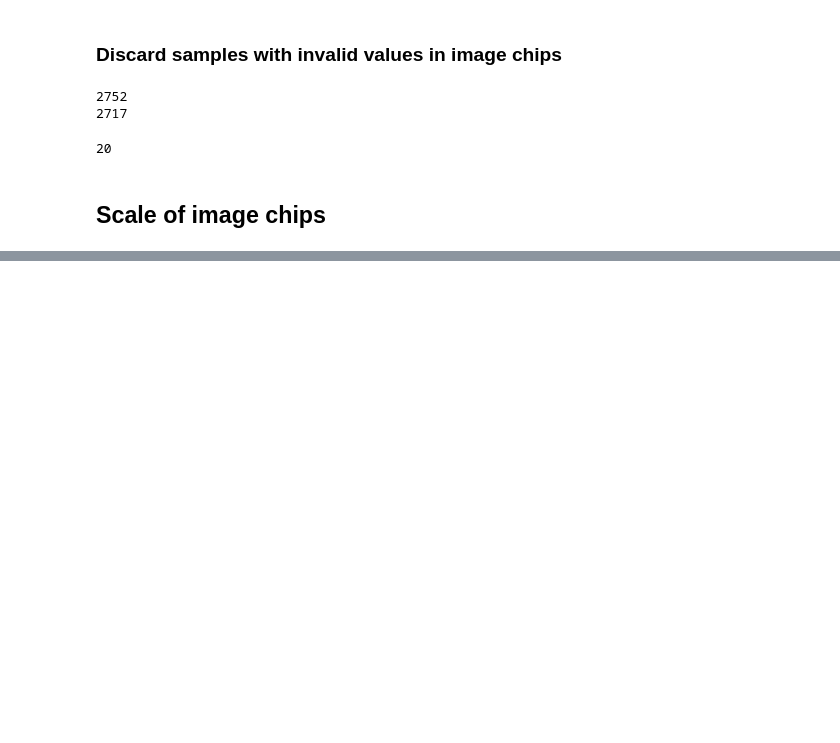
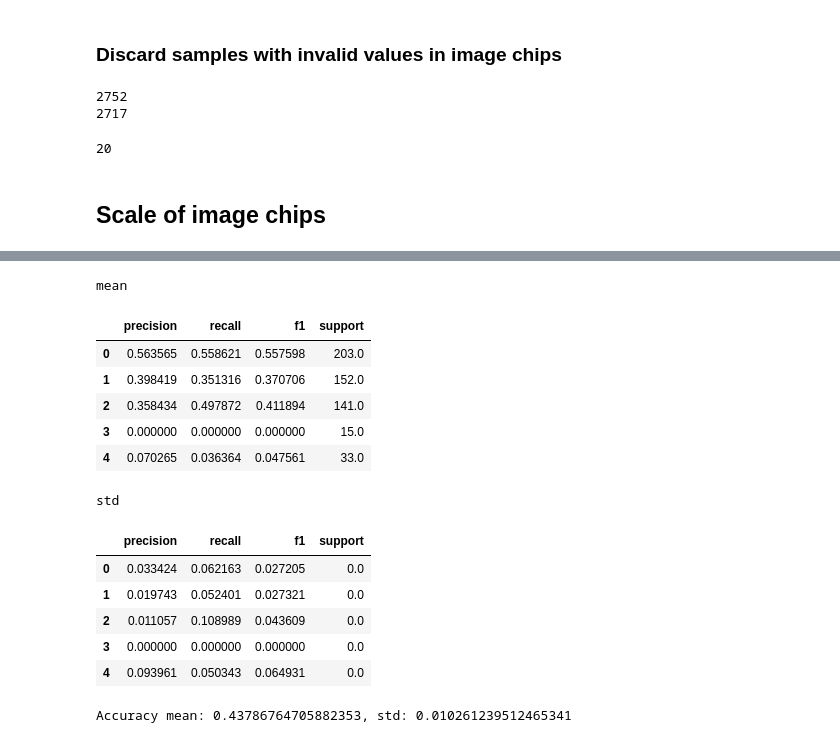
Before and after one commit to bqianz/film, a Jupyter notebook: mlpfilm_ice.ipynb, the cells around one changed output, grey strips where cells are left out. Cells and saved outputs as stored; diff of their text form; code cells hidden in the pictures; blank space fills up the shorter version.

```diff
--- a/mlpfilm_ice.ipynb
+++ b/mlpfilm_ice.ipynb
@@ -171,0 +208,5 @@ df2.head()
+# %%
+df2['visible_ice_code'] =  df2['visible_ice'].cat.codes
+print(df2['visible_ice'].unique())
+print(df2['visible_ice_code'].unique())
+df2['visible_ice']
@@ -178,7 +249,7 @@ dm_materials = pd.get_dummies(df3.materials)
 df3['material_ice'] = dm_materials['Ice']
 # %%
 class Geo90Dataset(Dataset):
-    def __init__(self, data_root, df, base_lat, base_lng, chip_size=32, label_name = 'frozen'):
+    def __init__(self, data_root, df, base_lat, base_lng, chip_size=32):
 
         self.base_lat = base_lat
         self.base_lng = base_lng
@@ -186,7 +257,6 @@ class Geo90Dataset(Dataset):
         self.df = df
 
         self.chip_size = chip_size
-        self.label_name = label_name
 
         self.trans = transforms.ToTensor()
 
@@ -197,6 +267,7 @@ class Geo90Dataset(Dataset):
             # name = file.split('_')[0]
             # print(name)
             self.preloaded[i] = self.trans(Image.open(data_root + os.path.sep + file))
+
 
         print('Dataset initialized')
 
@@ -228,7 +299,8 @@ class Geo90Dataset(Dataset):
 
         frozen = torch.tensor(row.at['frozen']).float()
 
-        visible_ice = torch.tensor(row.at['visible_ice']).float()
+        # visible_ice = torch.tensor(row.at['visible_ice']).float()
+        visible_ice = torch.tensor(row.at['visible_ice_code']).long()
 
         # material_ice = torch.tensor(row.at['material_ice']).float()
 
@@ -622,26 +707,24 @@ tensor([[ 0.7546],
 # %%
-max_iterations = 10
-results = np.zeros([max_iterations, 9])
+results = np.zeros([max_iterations, num_classes*4 + 1])
 # trainloader, testloader = prepare_dataloader(full_dataset)
-
-labelName = 'visible_ice'
 
 for it in range(max_iterations):
     start = time.time()
 
     # mlp
-    epoch_loss_mlp = train_mlp(trainloader,testloader, labelName, print_epochs = True)
-    acc, scores = test_mlp(epoch_loss_mlp, labelName, print_model_epoch = True)
+    epoch_loss_mlp = train_mlp(trainloader,testloader, print_epochs = True, loss_fn = nn.CrossEntropyLoss())
+    acc, scores = test_mlp(epoch_loss_mlp, print_model_epoch = True)
 
     #     # ------- mlp-resnet film
-#     epoch_loss = train_model(trainloader, testloader, labelName, print_epochs=True)
-#     acc, scores = test_model(epoch_loss, labelName, print_model_epoch = True)
+#     epoch_loss = train_model(trainloader, testloader, print_epochs=True, loss_fn = nn.CrossEntropyLoss())
+#     acc, scores = test_model(epoch_loss, print_model_epoch = True)
 
-    results[it, 0:2] = scores[0]
-    results[it, 2:4] = scores[1]
-    results[it, 4:6] = scores[2]
-    results[it, 6:8] = scores[3]
-    results[it, 8] = acc
+    # scores = precision, recall, fscore, support
+    results[it, 0] = acc
+
+    for j, score in enumerate(scores):
+        start_ind = 1 + j*num_classes
+        results[it, start_ind: start_ind + num_classes] = score
 
     end = time.time()
 
@@ -667,26 +750,42 @@ epoch 34: running loss: 0.53267, validation loss: 0.60652
 # %%
 def display_table(scores):
-    df = np.reshape(scores, [2,4], order ='F')
+    df = np.reshape(scores, [num_classes,4], order ='F')
     df = pd.DataFrame(df)
 
     # df.style.set_table_attributes("style='display:inline'").set_caption(mode)
 
     df.columns = ['precision', 'recall', 'f1', 'support']
     # df.index = ['unfrozen', 'frozen']
     # df.index = ['Visible ice', 'No visible ice']
 
     display(df)
 
 def display_results(results):
     mean = np.mean(results, axis=0)
     std = np.std(results, axis=0)
 
     print("mean")
-    display_table(mean[0:8])
+    display_table(mean[1:])
 
     print("std")
-    display_table(std[0:8])
+    display_table(std[1:])
 
-    print("Accuracy mean: {}, std: {}".format(mean[8], std[8]))
+    print("Accuracy mean: {}, std: {}".format(mean[0], std[0]))
 
 display_results(results)
+# %% [output]
+mean
+|  | precision | recall | f1 | support |
+| 0 | 0.563565 | 0.558621 | 0.557598 | 203.0 |
+| 1 | 0.398419 | 0.351316 | 0.370706 | 152.0 |
+| 2 | 0.358434 | 0.497872 | 0.411894 | 141.0 |
+| 3 | 0.000000 | 0.000000 | 0.000000 | 15.0 |
+| 4 | 0.070265 | 0.036364 | 0.047561 | 33.0 |
+std
+|  | precision | recall | f1 | support |
+| 0 | 0.033424 | 0.062163 | 0.027205 | 0.0 |
+| 1 | 0.019743 | 0.052401 | 0.027321 | 0.0 |
+| 2 | 0.011057 | 0.108989 | 0.043609 | 0.0 |
+| 3 | 0.000000 | 0.000000 | 0.000000 | 0.0 |
+| 4 | 0.093961 | 0.050343 | 0.064931 | 0.0 |
+Accuracy mean: 0.43786764705882353, std: 0.010261239512465341
```
Also changed, not shown: parts of 49 cells of this notebook.
